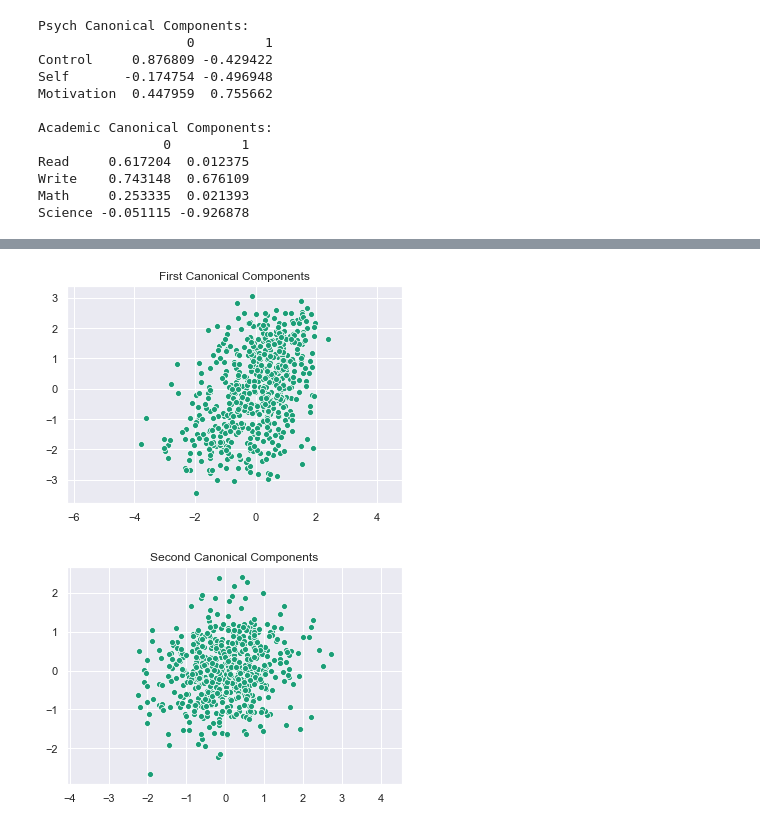
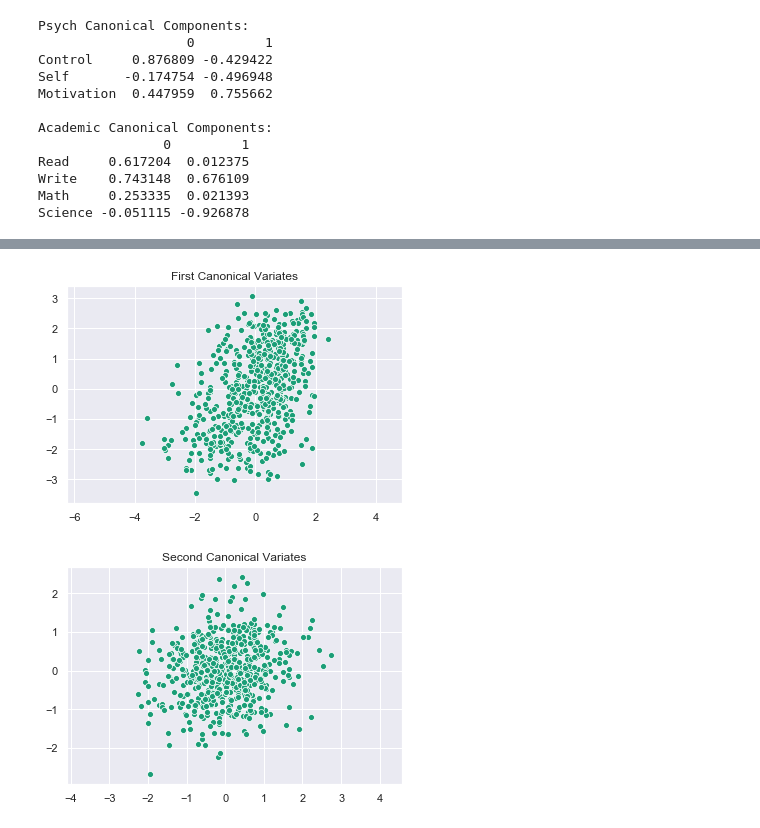
Before and after one commit to tomfletcher/FoDA, a Jupyter notebook: examples/CCA.ipynb, the cells around one changed output, grey strips where cells are left out. Cells and saved outputs as stored; diff of their text form; code cells hidden in the pictures.

```diff
--- a/examples/CCA.ipynb
+++ b/examples/CCA.ipynb
@@ -70,14 +86,14 @@ Second Canonical Correlation = 0.153359024923
 # %%
 sns.scatterplot(psych_c[:,0], acad_c[:,0])
-plt.title("First Canonical Components")
+plt.title("First Canonical Variates")
 plt.axis("equal")
 plt.show()
 # %% [output]
-[figure, old version]
+[figure, new version]
 # %%
 sns.scatterplot(psych_c[:,1], acad_c[:,1])
-plt.title("Second Canonical Components")
+plt.title("Second Canonical Variates")
 plt.axis("equal")
 plt.show()
 # %% [output]
-[figure, old version]
+[figure, new version]
```
Also changed, not shown: parts of 5 cells of this notebook, 1 other file.
